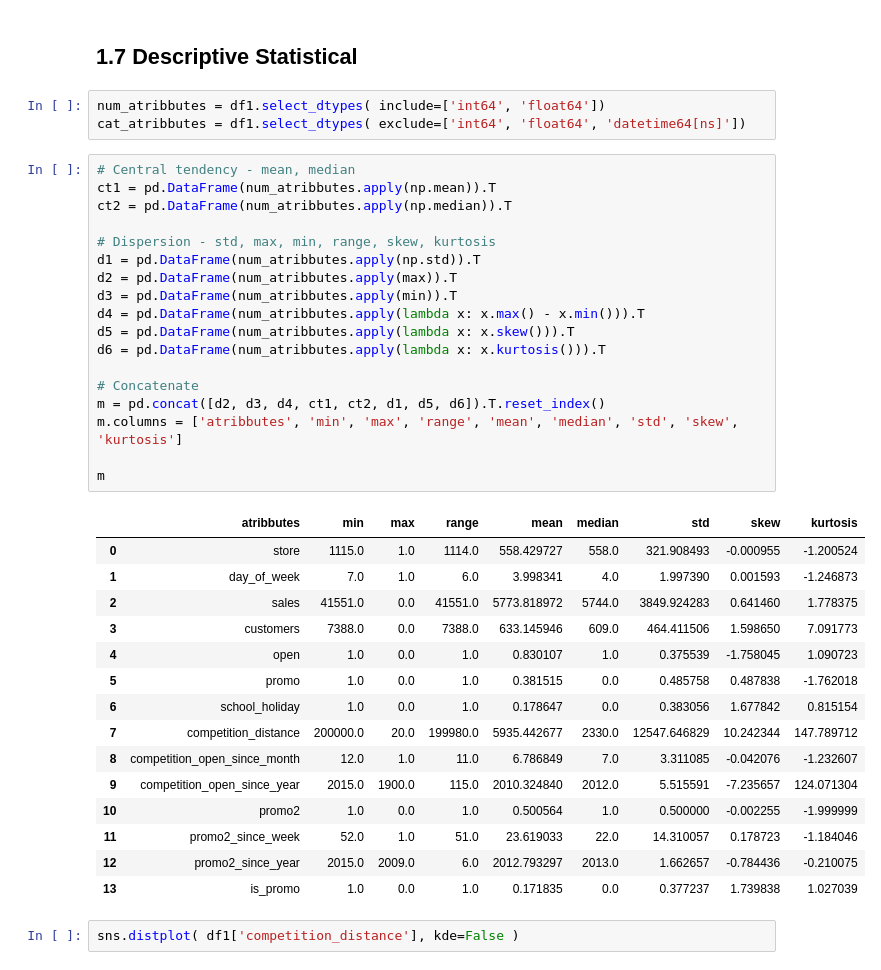
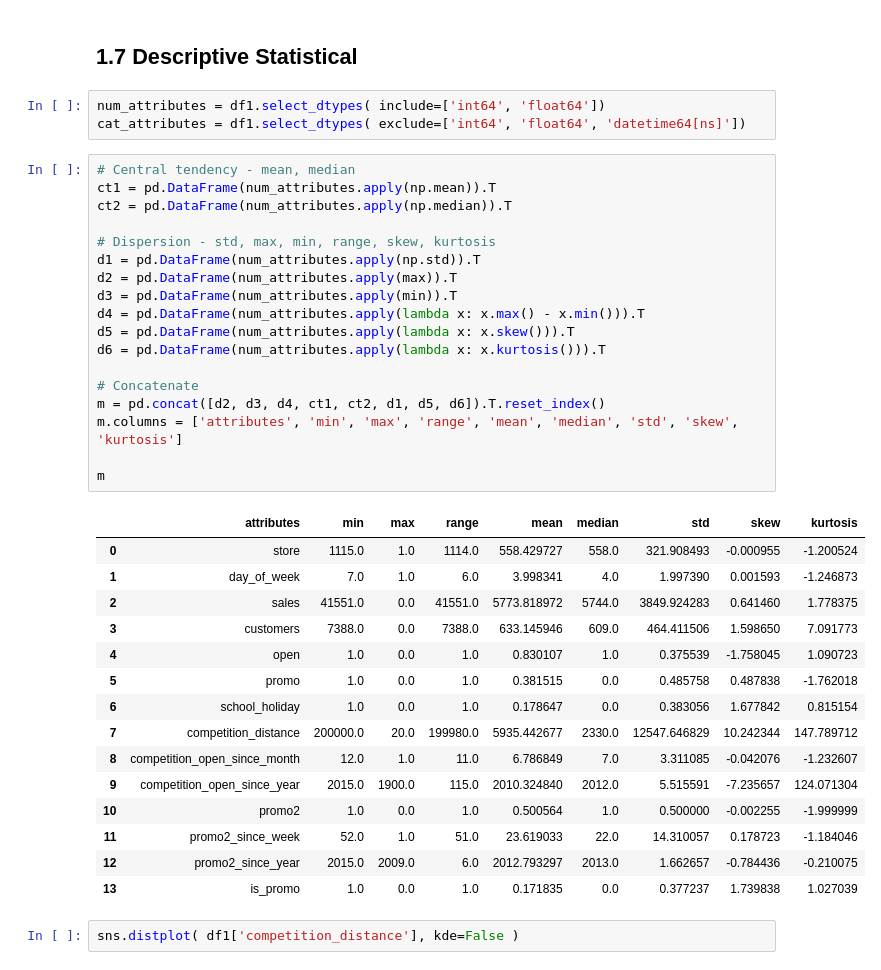
Before and after one commit to luishmq/rossmann_project, a Jupyter notebook: rossman_project.ipynb, the cells around one changed output. Cells and saved outputs as stored; diff of their text form.

```diff
--- a/rossman_project.ipynb
+++ b/rossman_project.ipynb
@@ -205,28 +205,28 @@ dtype: object
 # %% [markdown]
 ## 1.7 Descriptive Statistical
 # %%
-num_atribbutes = df1.select_dtypes( include=['int64', 'float64'])
-cat_atribbutes = df1.select_dtypes( exclude=['int64', 'float64', 'datetime64[ns]'])
+num_attributes = df1.select_dtypes( include=['int64', 'float64'])
+cat_attributes = df1.select_dtypes( exclude=['int64', 'float64', 'datetime64[ns]'])
 # %%
 # Central tendency - mean, median
-ct1 = pd.DataFrame(num_atribbutes.apply(np.mean)).T
-ct2 = pd.DataFrame(num_atribbutes.apply(np.median)).T
+ct1 = pd.DataFrame(num_attributes.apply(np.mean)).T
+ct2 = pd.DataFrame(num_attributes.apply(np.median)).T
 
 # Dispersion - std, max, min, range, skew, kurtosis
-d1 = pd.DataFrame(num_atribbutes.apply(np.std)).T
-d2 = pd.DataFrame(num_atribbutes.apply(max)).T
-d3 = pd.DataFrame(num_atribbutes.apply(min)).T
-d4 = pd.DataFrame(num_atribbutes.apply(lambda x: x.max() - x.min())).T
-d5 = pd.DataFrame(num_atribbutes.apply(lambda x: x.skew())).T
-d6 = pd.DataFrame(num_atribbutes.apply(lambda x: x.kurtosis())).T
+d1 = pd.DataFrame(num_attributes.apply(np.std)).T
+d2 = pd.DataFrame(num_attributes.apply(max)).T
+d3 = pd.DataFrame(num_attributes.apply(min)).T
+d4 = pd.DataFrame(num_attributes.apply(lambda x: x.max() - x.min())).T
+d5 = pd.DataFrame(num_attributes.apply(lambda x: x.skew())).T
+d6 = pd.DataFrame(num_attributes.apply(lambda x: x.kurtosis())).T
 
 # Concatenate
 m = pd.concat([d2, d3, d4, ct1, ct2, d1, d5, d6]).T.reset_index()
-m.columns = ['atribbutes', 'min', 'max', 'range', 'mean', 'median', 'std', 'skew', 'kurtosis']
+m.columns = ['attributes', 'min', 'max', 'range', 'mean', 'median', 'std', 'skew', 'kurtosis']
 
 m
 # %% [output]
-|  | atribbutes | min | max | range | mean | median | std | skew | kurtosis |
+|  | attributes | min | max | range | mean | median | std | skew | kurtosis |
 | 0 | store | 1115.0 | 1.0 | 1114.0 | 558.429727 | 558.0 | 321.908493 | -0.000955 | -1.200524 |
 | 1 | day_of_week | 7.0 | 1.0 | 6.0 | 3.998341 | 4.0 | 1.997390 | 0.001593 | -1.246873 |
 | 2 | sales | 41551.0 | 0.0 | 41551.0 | 5773.818972 | 5744.0 | 3849.924283 | 0.641460 | 1.778375 |
```
Also changed, not shown: parts of 11 cells of this notebook.
